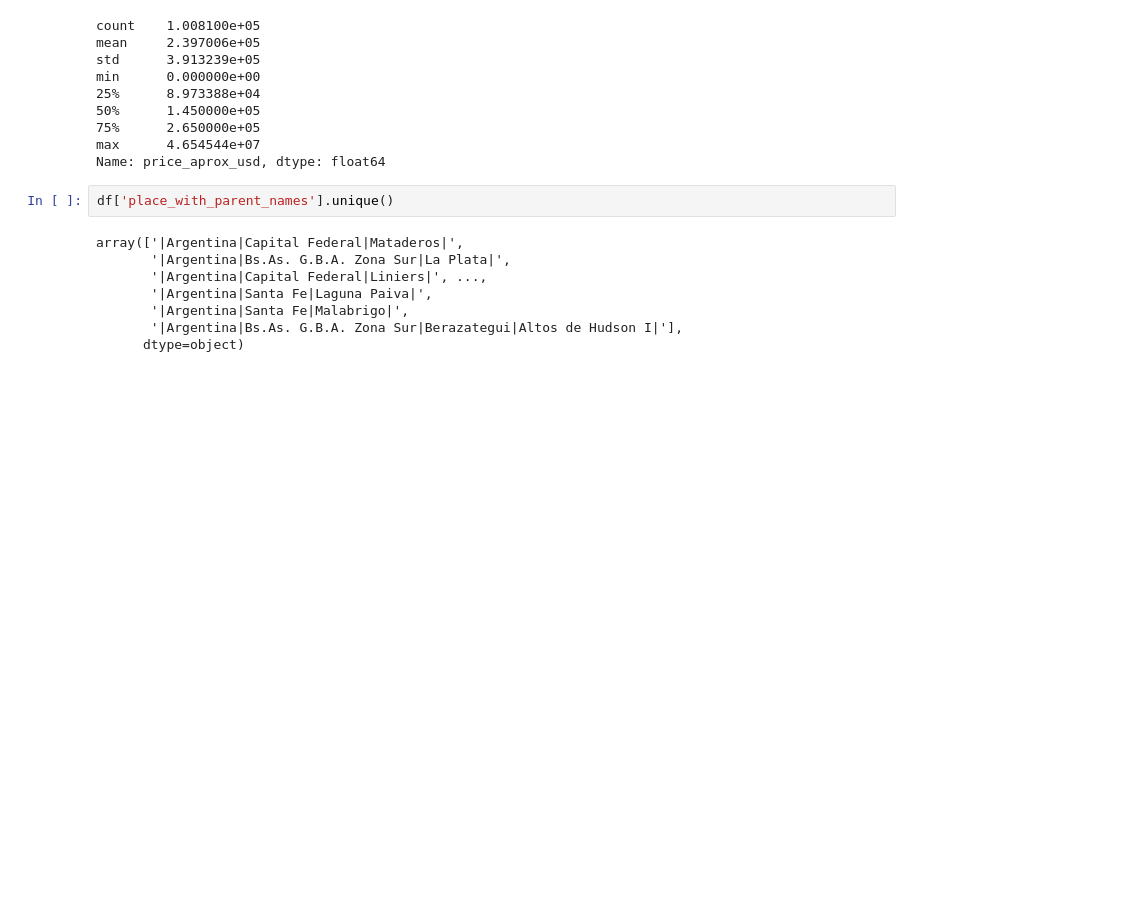
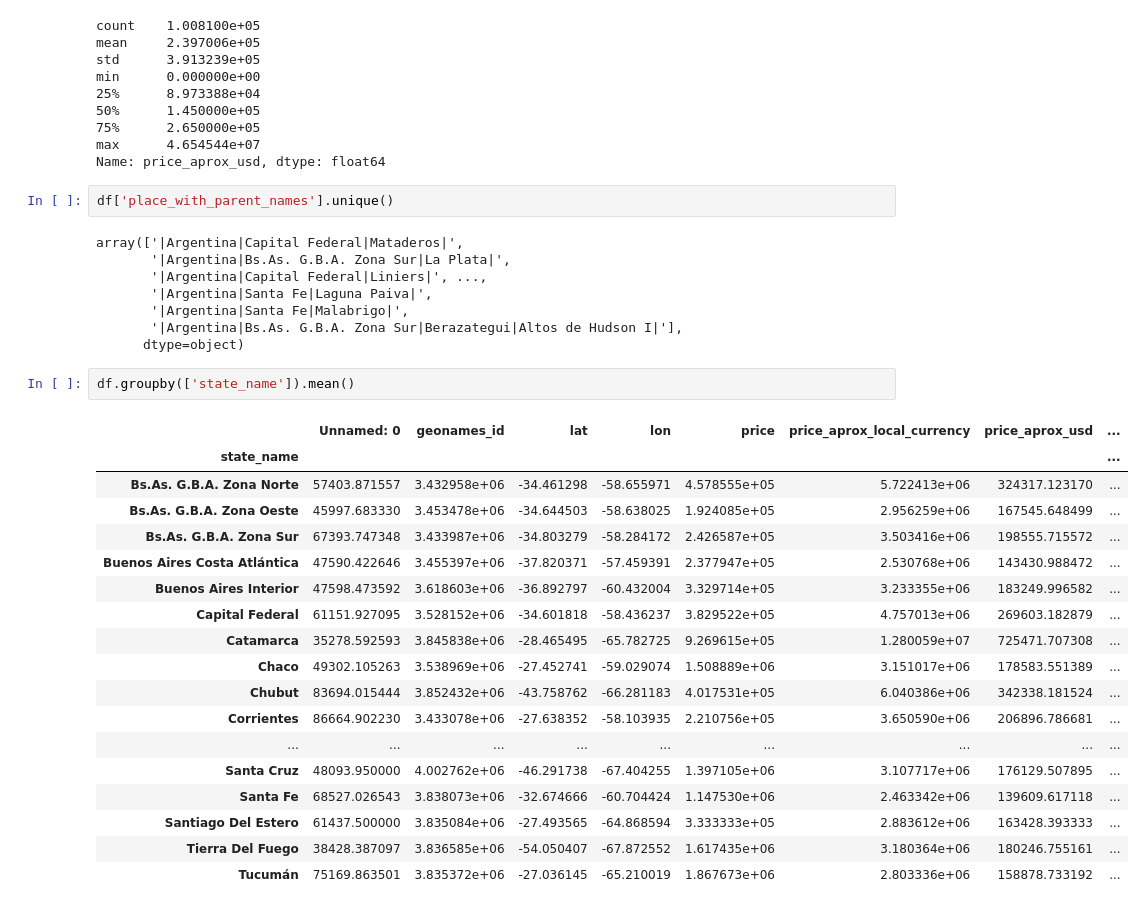
Before and after one commit to emilianogsilva/DS_Desafio1, a Jupyter notebook: Desafio_1.ipynb, the cells around one changed output. Saved outputs shown, nothing was run; the diff lists cells and outputs as text; blank space fills up the shorter version.

```diff
--- a/Desafio_1.ipynb
+++ b/Desafio_1.ipynb
@@ -198,3 +198,24 @@ array(['|Argentina|Capital Federal|Mataderos|',
        '|Argentina|Santa Fe|Malabrigo|',
        '|Argentina|Bs.As. G.B.A. Zona Sur|Berazategui|Altos de Hudson I|'],
       dtype=object)
+# %%
+df.groupby(['state_name']).mean()
+# %% [output]
+|  | Unnamed: 0 | geonames_id | lat | lon | price | price_aprox_local_currency | price_aprox_usd | ... |
+| state_name |  |  |  |  |  |  |  | ... |
+| Bs.As. G.B.A. Zona Norte | 57403.871557 | 3.432958e+06 | -34.461298 | -58.655971 | 4.578555e+05 | 5.722413e+06 | 324317.123170 | ... |
+| Bs.As. G.B.A. Zona Oeste | 45997.683330 | 3.453478e+06 | -34.644503 | -58.638025 | 1.924085e+05 | 2.956259e+06 | 167545.648499 | ... |
+| Bs.As. G.B.A. Zona Sur | 67393.747348 | 3.433987e+06 | -34.803279 | -58.284172 | 2.426587e+05 | 3.503416e+06 | 198555.715572 | ... |
+| Buenos Aires Costa Atlántica | 47590.422646 | 3.455397e+06 | -37.820371 | -57.459391 | 2.377947e+05 | 2.530768e+06 | 143430.988472 | ... |
+| Buenos Aires Interior | 47598.473592 | 3.618603e+06 | -36.892797 | -60.432004 | 3.329714e+05 | 3.233355e+06 | 183249.996582 | ... |
+| Capital Federal | 61151.927095 | 3.528152e+06 | -34.601818 | -58.436237 | 3.829522e+05 | 4.757013e+06 | 269603.182879 | ... |
+| Catamarca | 35278.592593 | 3.845838e+06 | -28.465495 | -65.782725 | 9.269615e+05 | 1.280059e+07 | 725471.707308 | ... |
+| Chaco | 49302.105263 | 3.538969e+06 | -27.452741 | -59.029074 | 1.508889e+06 | 3.151017e+06 | 178583.551389 | ... |
+| Chubut | 83694.015444 | 3.852432e+06 | -43.758762 | -66.281183 | 4.017531e+05 | 6.040386e+06 | 342338.181524 | ... |
+| Corrientes | 86664.902230 | 3.433078e+06 | -27.638352 | -58.103935 | 2.210756e+05 | 3.650590e+06 | 206896.786681 | ... |
+| ... | ... | ... | ... | ... | ... | ... | ... | ... |
+| Santa Cruz | 48093.950000 | 4.002762e+06 | -46.291738 | -67.404255 | 1.397105e+06 | 3.107717e+06 | 176129.507895 | ... |
+| Santa Fe | 68527.026543 | 3.838073e+06 | -32.674666 | -60.704424 | 1.147530e+06 | 2.463342e+06 | 139609.617118 | ... |
+| Santiago Del Estero | 61437.500000 | 3.835084e+06 | -27.493565 | -64.868594 | 3.333333e+05 | 2.883612e+06 | 163428.393333 | ... |
+| Tierra Del Fuego | 38428.387097 | 3.836585e+06 | -54.050407 | -67.872552 | 1.617435e+06 | 3.180364e+06 | 180246.755161 | ... |
+| Tucumán | 75169.863501 | 3.835372e+06 | -27.036145 | -65.210019 | 1.867673e+06 | 2.803336e+06 | 158878.733192 | ... |
```
Also changed, not shown: parts of 7 cells of this notebook.
